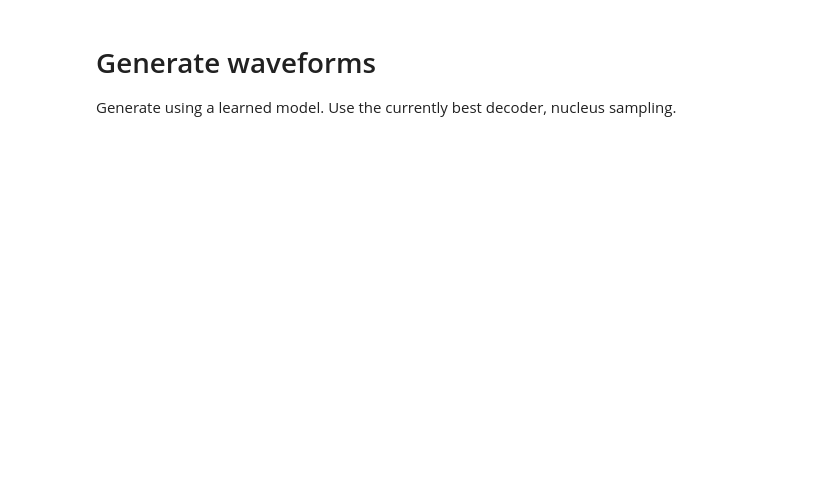
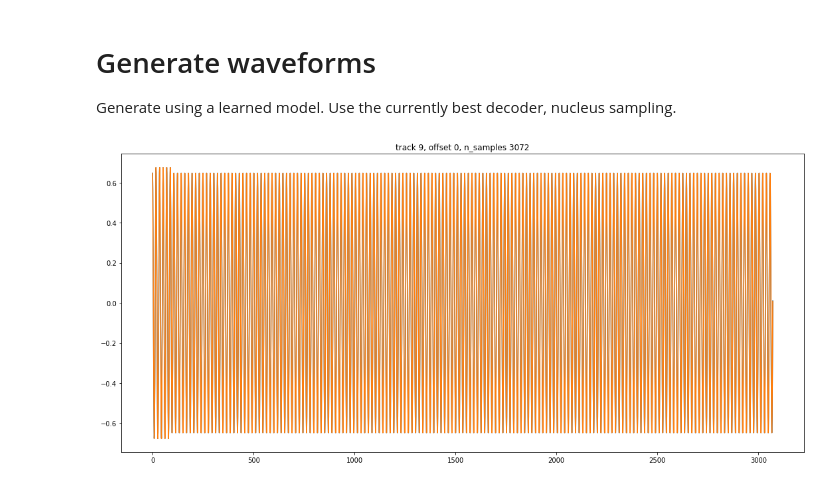
Before and after one commit to feldberlin/wavenet, a Jupyter notebook: nbs/generate.ipynb, the cells around one changed output. Cells and saved outputs as stored; diff of their text form; code cells hidden in the pictures; blank space fills up the shorter version.

```diff
--- a/nbs/generate.ipynb
+++ b/nbs/generate.ipynb
@@ -26,6 +28,8 @@ m.cfg.sample_from_gpu = True
 # %%
 _, tracks = sample.sample(m, decoder=utils.decode_nucleus(0.15), n_samples=16000, batch_size=15)
 # %%
-track_i = viz.plot_track(tracks, n_samples=p.receptive_field_size())
+track_i = viz.plot_track(tracks, n_samples=m.cfg.receptive_field_size())
+# %% [output]
+[figure, added]
 # %%
 for t in tracks:
```
Also changed, not shown: parts of 2 cells of this notebook, 4 other files.
